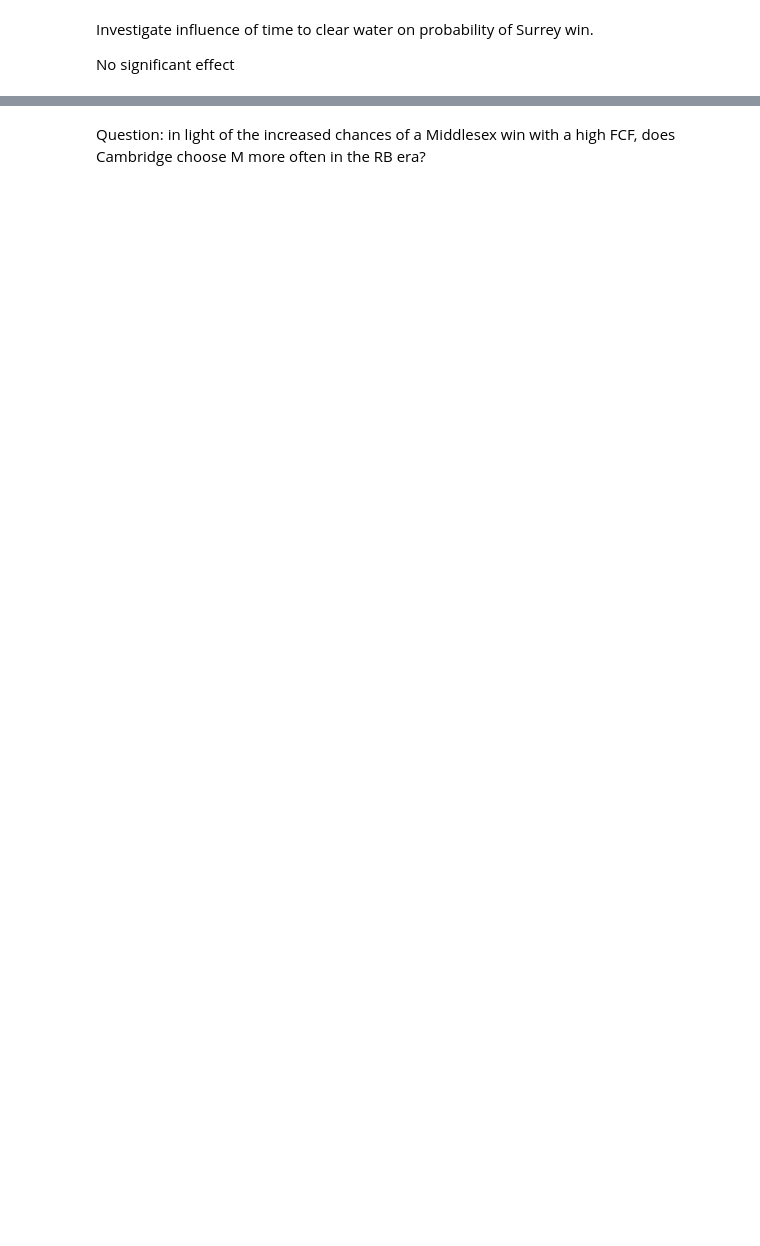
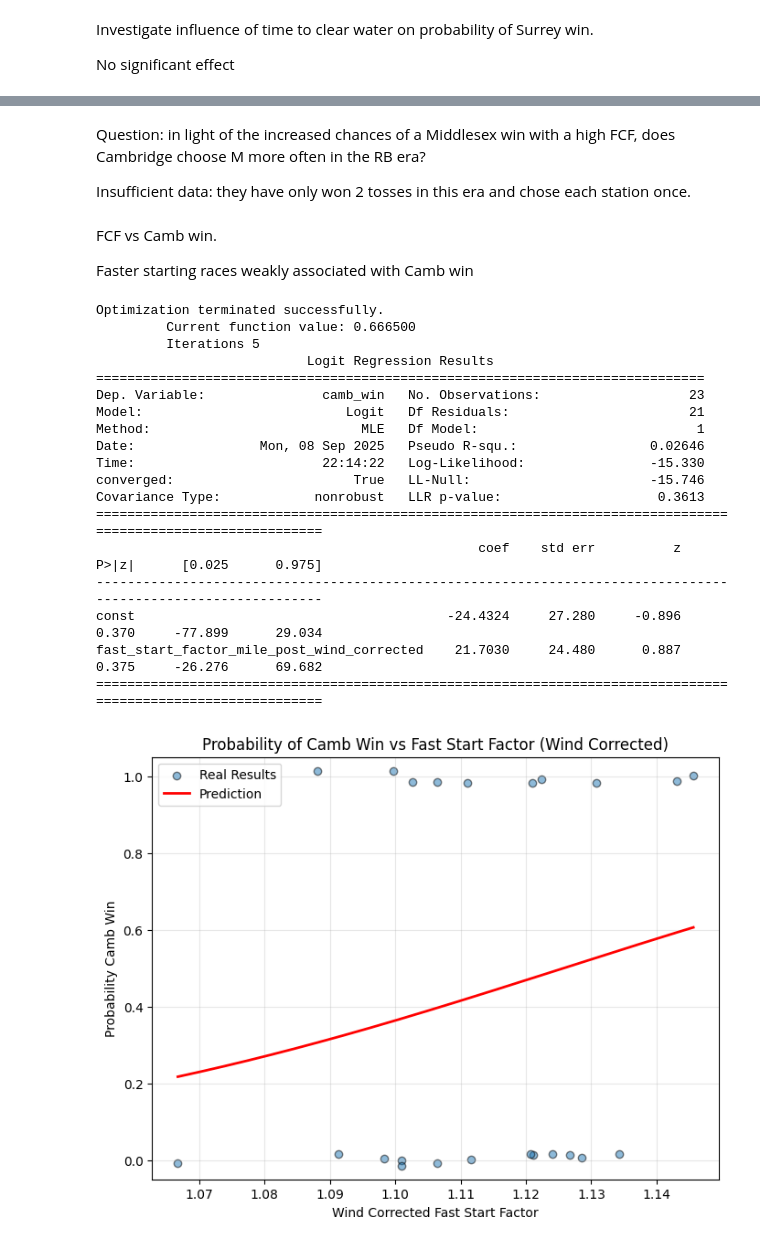
Before and after one commit to andrewt-202/historical-boat-race-analysis, a Jupyter notebook: boat_races_analysis.ipynb, the cells around one changed output, grey strips where cells are left out. Cells and saved outputs as stored; diff of their text form; code cells hidden in the pictures; blank space fills up the shorter version.

```diff
--- a/boat_races_analysis.ipynb
+++ b/boat_races_analysis.ipynb
@@ -1006,2 +1132,68 @@ time_to_clear_water    -0.0033      0.002     -1.677      0.094      -0.007
 # %% [markdown]
 Question: in light of the increased chances of a Middlesex win with a high FCF, does Cambridge choose M more often in the RB era?
+
+Insufficient data: they have only won 2 tosses in this era and chose each station once.
+# %% [markdown]
+FCF vs Camb win.
+
+Faster starting races weakly associated with Camb win
+# %%
+df = data_with_weather_2001_dropped.copy()
+df = df.dropna(subset=["fast_start_factor_mile_post_wind_corrected", "camb_win"])
+
+
+X = df[["fast_start_factor_mile_post_wind_corrected"]]
+X = sm.add_constant(X)
+y = df["camb_win"].astype(int)
+
+model = sm.Logit(y, X).fit()
+print(model.summary())
+
+# Make smooth prediction curve
+fsf_range = np.linspace(df["fast_start_factor_mile_post_wind_corrected"].min(),
+                         df["fast_start_factor_mile_post_wind_corrected"].max(), 200)
+X_pred = pd.DataFrame({
+    "const": 1,
+    "fast_start_factor_mile_post_wind_corrected": fsf_range,
+
+})
+y_pred = model.predict(X_pred)
+
+# Plot
+plt.figure(figsize=(8,6))
+
+# Raw data (jitter y a bit so points don't overlap)
+plt.scatter(df["fast_start_factor_mile_post_wind_corrected"],
+            df["camb_win"] + np.random.uniform(-0.02, 0.02, size=len(df)),
+            alpha=0.5, edgecolor="k", label="Real Results")
+
+# Predicted probability curve
+plt.plot(fsf_range, y_pred, color="red", linewidth=2, label="Prediction")
+
+plt.title("Probability of Camb Win vs Fast Start Factor (Wind Corrected)")
+plt.xlabel("Wind Corrected Fast Start Factor")
+plt.ylabel("Probability Camb Win")
+plt.ylim(-0.05, 1.05)
+plt.legend()
+plt.grid(True, alpha=0.3)
+plt.show()
+# %% [output]
+Optimization terminated successfully.
+         Current function value: 0.666500
+         Iterations 5
+                           Logit Regression Results
+==============================================================================
+Dep. Variable:               camb_win   No. Observations:                   23
+Model:                          Logit   Df Residuals:                       21
+Method:                           MLE   Df Model:                            1
+Date:                Mon, 08 Sep 2025   Pseudo R-squ.:                 0.02646
+Time:                        22:14:22   Log-Likelihood:                -15.330
+converged:                       True   LL-Null:                       -15.746
+Covariance Type:            nonrobust   LLR p-value:                    0.3613
+==============================================================================================================
+                                                 coef    std err          z      P>|z|      [0.025      0.975]
+--------------------------------------------------------------------------------------------------------------
+const                                        -24.4324     27.280     -0.896      0.370     -77.899      29.034
+fast_start_factor_mile_post_wind_corrected    21.7030     24.480      0.887      0.375     -26.276      69.682
+==============================================================================================================
+[figure, added]
```
Also changed, not shown: parts of 14 cells of this notebook.
